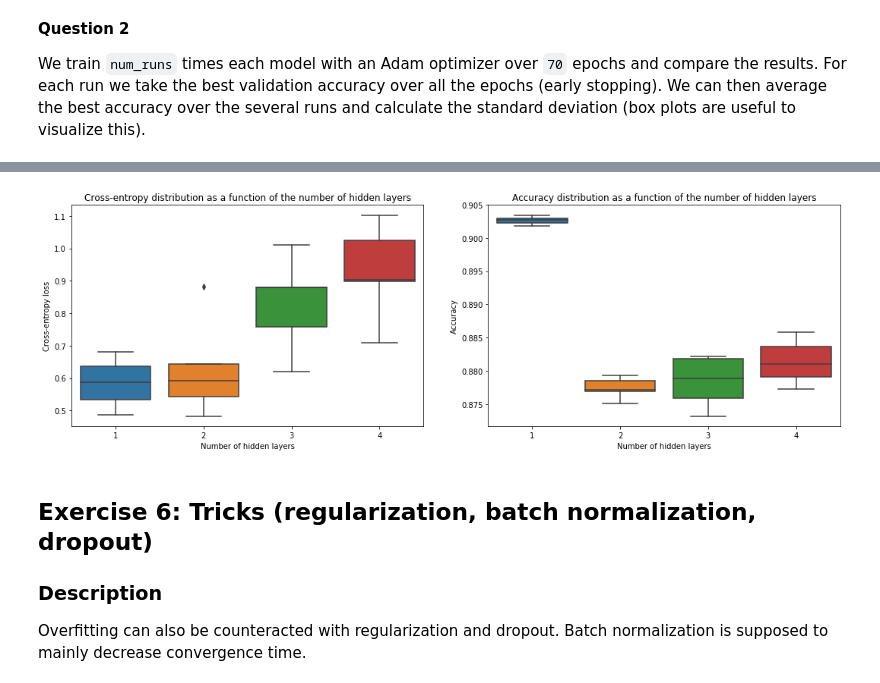
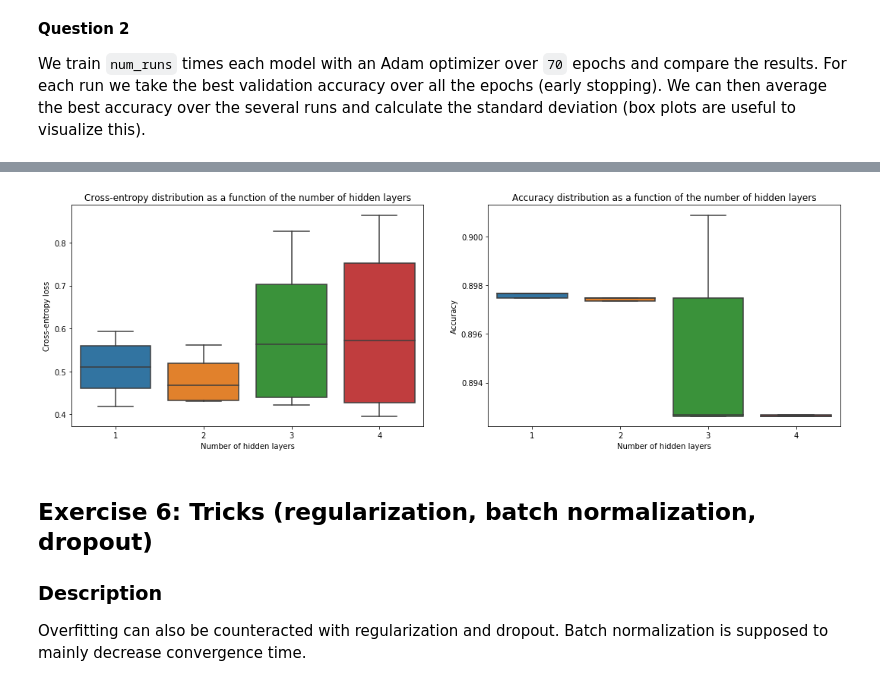
Before and after one commit to SSappy/ANN-Project-1, a Jupyter notebook: miniproject1.ipynb, the cells around one changed output, grey strips where cells are left out. Saved outputs shown, nothing was run; the diff lists cells and outputs as text; code cells hidden in the pictures.

```diff
--- a/miniproject1.ipynb
+++ b/miniproject1.ipynb
@@ -1034,18 +1030,23 @@ accuracy_scores = load_obj('ex5_accs')
 # %%
-loss_scores = np.array(loss_scores)
-accuracy_scores = np.array(accuracy_scores)
+"""
+Loading the lists.
+"""
+loss_scores = np.array(load_obj('ex5_losses'))
+accuracy_scores = np.array(load_obj('ex5_accs'))
 
-max_loss_scores = np.max(loss_scores, axis=(1, 2))
-max_accuracy_scores = np.max(accuracy_scores, axis=(1, 2))
+max_loss_scores = np.min(loss_scores, axis=(1, 2))
+max_accuracy_scores = np.take(accuracy_scores.reshape(accuracy_scores.shape[0], -1),
+                              np.argmin(loss_scores.reshape(loss_scores.shape[0], -1), axis=1)
+                             )
 
 fig, ax = plt.subplots(1, 2, figsize=(15,5))
 
-ax[0].plot(np.arange(1, 5), max_loss_scores)
+ax[0].plot(['1', '2', '3', '4'], max_loss_scores)
 ax[0].set_title('Cross-entropy as a function of the number of hidden layers')
 ax[0].set_ylabel('Cross-entropy loss')
 ax[0].set_xlabel('Number K of hidden layers')
 
-ax[1].plot(np.arange(1, 5), max_accuracy_scores)
+ax[1].plot(['1', '2', '3', '4'], max_accuracy_scores)
 ax[1].set_title('Accuracy as a function of the number of hidden layers')
 ax[1].set_ylabel('Accuracy')
 ax[1].set_xlabel('Number K of hidden layers')
@@ -1058,26 +1061,26 @@ plt.show()
 # %%
-distr_loss_scores = np.max(loss_scores, axis=2)
-distr_accuracy_scores = np.max(accuracy_scores, axis=2)
+max_loss_scores = np.min(loss_scores, axis=2)
+max_accuracy_scores = np.take(accuracy_scores, np.argmin(loss_scores, axis=2))
 
 fig, ax = plt.subplots(1, 2, figsize=(15,5))
 
-sns.boxplot(data=distr_loss_scores.T, ax=ax[0])
+sns.boxplot(data=max_loss_scores.T, ax=ax[0])
 ax[0].set_title('Cross-entropy distribution as a function of the number of hidden layers')
 ax[0].set_ylabel('Cross-entropy loss')
 ax[0].set_xlabel('Number of hidden layers')
 ax[0].set_xticklabels([1, 2, 3, 4], fontsize=10)
 
-sns.boxplot(data=distr_accuracy_scores.T, ax=ax[1])
+sns.boxplot(data=max_accuracy_scores.T, ax=ax[1], showfliers=False)
 ax[1].set_title('Accuracy distribution as a function of the number of hidden layers')
 ax[1].set_ylabel('Accuracy')
 ax[1].set_xlabel('Number of hidden layers')
 ax[1].set_xticklabels([1, 2, 3, 4], fontsize=10)
 
 plt.tight_layout()
 
 plt.show()
 # %% [output]
-[figure, old version]
+[figure, new version]
 # %% [markdown]
 ## Exercise 6: Tricks (regularization, batch normalization, dropout)
 
```
Also changed, not shown: parts of 15 cells of this notebook, 1 other file.
